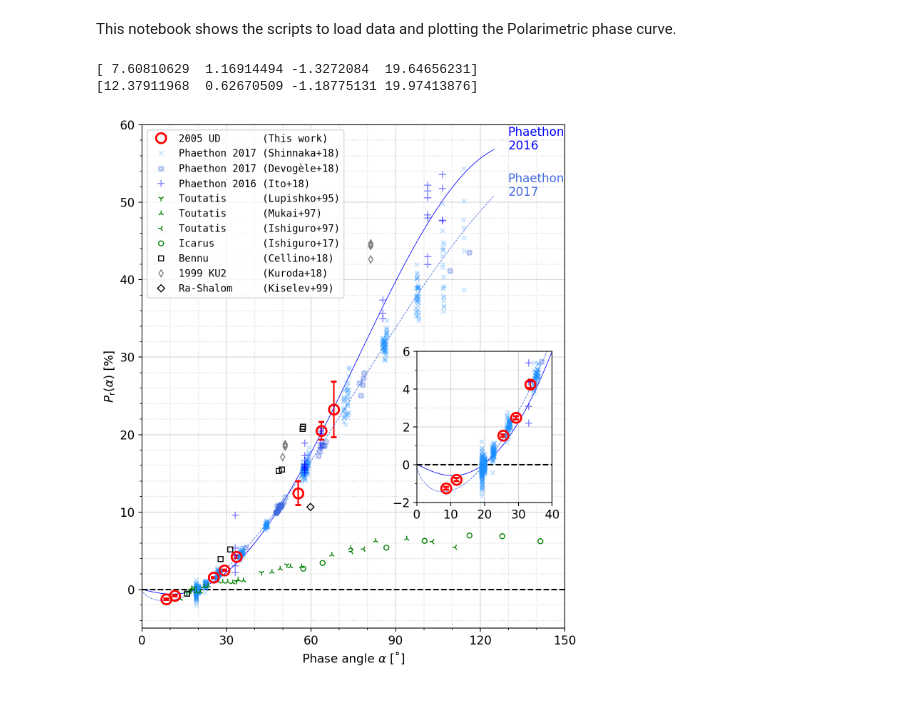
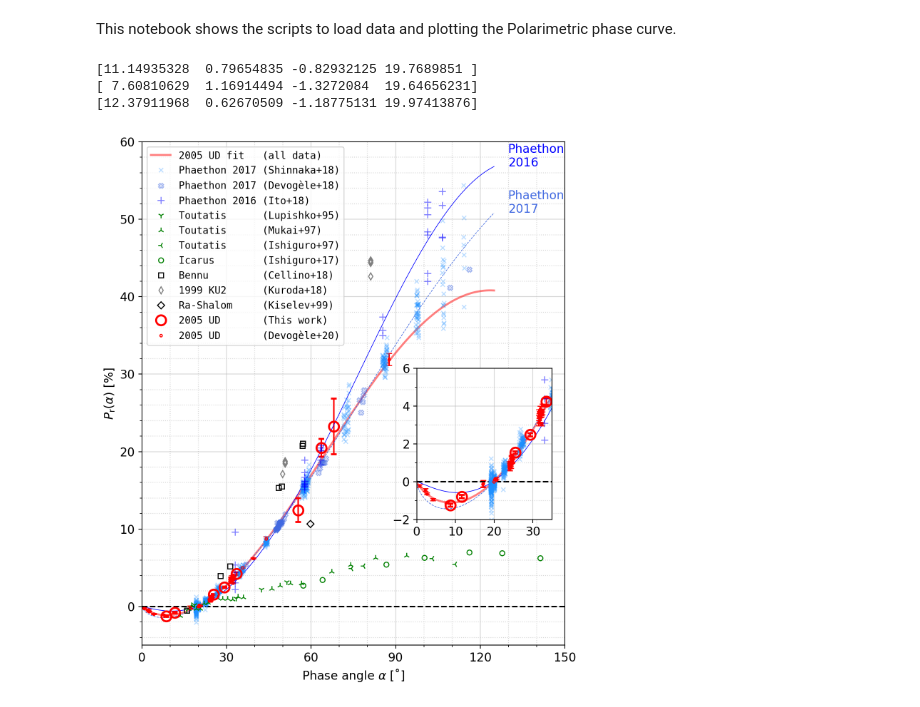
Before and after one commit to ysBach/IshiguroM_etal_155140_2005UD, a Jupyter notebook: polarimetry/Phase_Curve.ipynb, the cells around one changed output. Saved outputs shown, nothing was run; the diff lists cells and outputs as text; code cells hidden in the pictures.

Commit message:
updated results and figures after adding Devogele data

```diff
--- a/polarimetry/Phase_Curve.ipynb
+++ b/polarimetry/Phase_Curve.ipynb
@@ -20,7 +21,7 @@ def trigp(x, h, c1, c2, a0):
     return h * (np.sin(xx)/np.sin(a0))**c1 * (np.cos(xx / 2)/np.cos(a0 / 2))**c2 * np.sin(xx - a0)
 
 
-uddata = StringIO('''alpha value value_err
+uddata = StringIO('''PA Pr err_Pr
 68.1 23.24 3.58
 63.62 20.48 1.14
 55.45 12.45 1.55
@@ -31,9 +32,11 @@ uddata = StringIO('''alpha value value_err
 8.66 -1.25 0.07''')
 # 46.41 7.97 12.16 is removed
 
-uddata = pd.read_csv(uddata, sep=' ')
 DATADIR = Path("../data")
 FIGDIR = Path("figs")
+uddata = pd.read_csv(uddata, sep=' ')
+uddata2 = pd.read_csv(DATADIR/"2020PSJ.....1...15D.csv", dtype={"PA": float, "Pr": float, "err_Pr": float})
+udall = pd.concat([uddata, uddata2[["PA", "Pr", "err_Pr"]]])
 # %%
 # We need to do it in a separate cell. See:
 # https://github.com/jupyter/notebook/issues/3385
@@ -66,7 +69,10 @@ kws = {
 }
 
 udkw = dict(marker='o', color='r', mfc='none', ms=10, mew=2, ls='', capsize=3, alpha=1)
-udplot = dict(x=uddata.alpha, y=uddata.value, yerr=uddata.value_err)
+udkw2 = dict(marker='.', color='r', mfc='none', ms=5, ls='', capsize=3, alpha=1)
+udplot = dict(x=uddata.PA, y=uddata.Pr, yerr=uddata.err_Pr)
+udplot2 = dict(x=uddata2.PA, y=uddata2.Pr, yerr=uddata2.err_Pr)
+udfit = dict(ls='-', color='r', lw=2, alpha=0.5)
 errbfmt = dict(ls='', capsize=1, elinewidth=0.5)
 alpha_plot = np.arange(0, 125, 0.1)
 
@@ -75,7 +81,10 @@ fig, axs = plt.subplots(1, 1, figsize=(7, 8),
 ax0 = axs
 axi = ax0.inset_axes([0.65, 0.25, 0.32, 0.30])
 
-ax0.errorbar(np.nan, np.nan, **udkw, label="2005 UD       (This work)")
+popt_ud, _ = curve_fit(trigp, udall.PA, udall.Pr, sigma=udall.err_Pr, absolute_sigma=True)
+print(popt_ud)
+ax0.plot(alpha_plot, trigp(alpha_plot, *popt_ud), **udfit, label="2005 UD fit   (all data)")
+axi.plot(alpha_plot, trigp(alpha_plot, *popt_ud), **udfit, label="2005 UD fit   (all data)")
 
 for ref, kw in kws.items():
     g = polg.get_group(ref)
@@ -96,40 +105,47 @@ for phae, ls, c, y in zip([phae_2016, phae_2017], ['-', '--'], ['b', 'royalblue'
     ax0.text(alpha_plot[-1] + 5, trigp(alpha_plot, *popt)[-1], f"Phaethon\n{y}", color=c)
     axi.plot(alpha_plot, trigp(alpha_plot, *popt), ls=ls, color=c, lw=0.6)
 
+# Plot UD at last to make zorder 0
+ax0.errorbar(np.nan, np.nan, **udkw, label="2005 UD       (This work)")
+ax0.errorbar(np.nan, np.nan, **udkw2, label="2005 UD       (Devogèle+20)")
 ax0.errorbar(**udplot, **udkw)
+ax0.errorbar(**udplot2, **udkw2)
 axi.errorbar(**udplot, **udkw)
+axi.errorbar(**udplot2, **udkw2)
+
 ax0.axhline(0, linestyle='--', color='k')
 axi.axhline(0, linestyle='--', color='k')
 
 ax0.legend(prop={'family': 'monospace', 'size': 10})
 # ax0.legend()
 ax0.set(
     xlim=(0, 150),
     ylim=(-5, 60),
     xlabel=r"Phase angle $\alpha$ [˚]",
     ylabel=r"$P_\mathrm{r}(\alpha)$ [%]"
 )
 
 axi.set(
-    xlim=(0, 40),
+    xlim=(0, 35),
     ylim=(-2, 6),
 #     xlabel=r"Phase angle $\alpha$ [˚]",
 #     ylabel=r"$P_\mathrm{r}(\alpha)$ [%]"
 )
 # ax0.indicate_inset_zoom(axi)
 
 yvu.linticker([ax0, axi],
               xmajlockws=[30, 10],
               xminlockws=[10, None],
               ymajlockws=[10, 2],
               yminlockws=[2, 1])
 
 plt.tight_layout()
 fig.align_ylabels(axs)
 fig.align_xlabels(axs)
 plt.savefig(FIGDIR/"phasecurve.pdf")
 plt.show()
 # %% [output]
+[11.14935328  0.79654835 -0.82932125 19.7689851 ]
 [ 7.60810629  1.16914494 -1.3272084  19.64656231]
 [12.37911968  0.62670509 -1.18775131 19.97413876]
-[figure, old version]
+[figure, new version]
```
Also changed, not shown: parts of 1 cell of this notebook, 2 other files.
